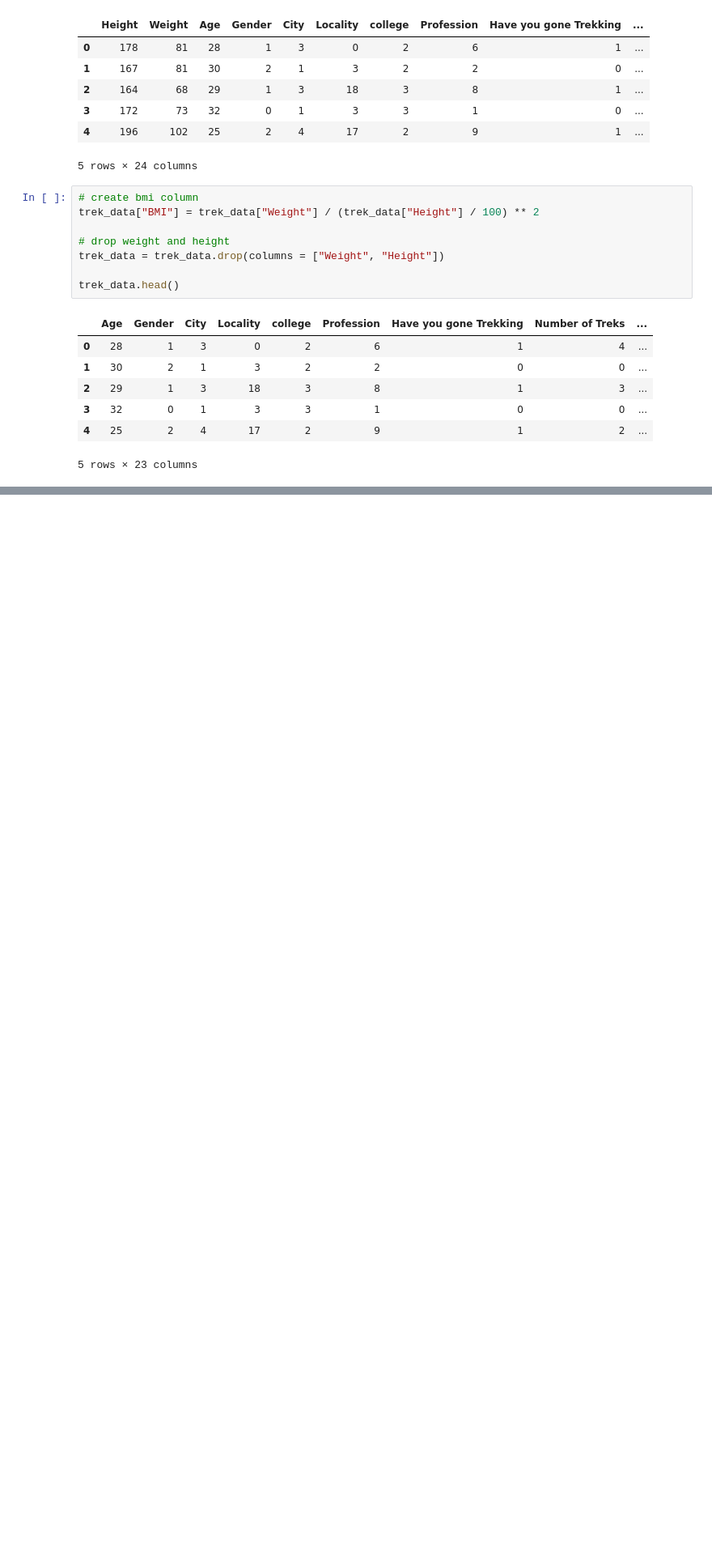
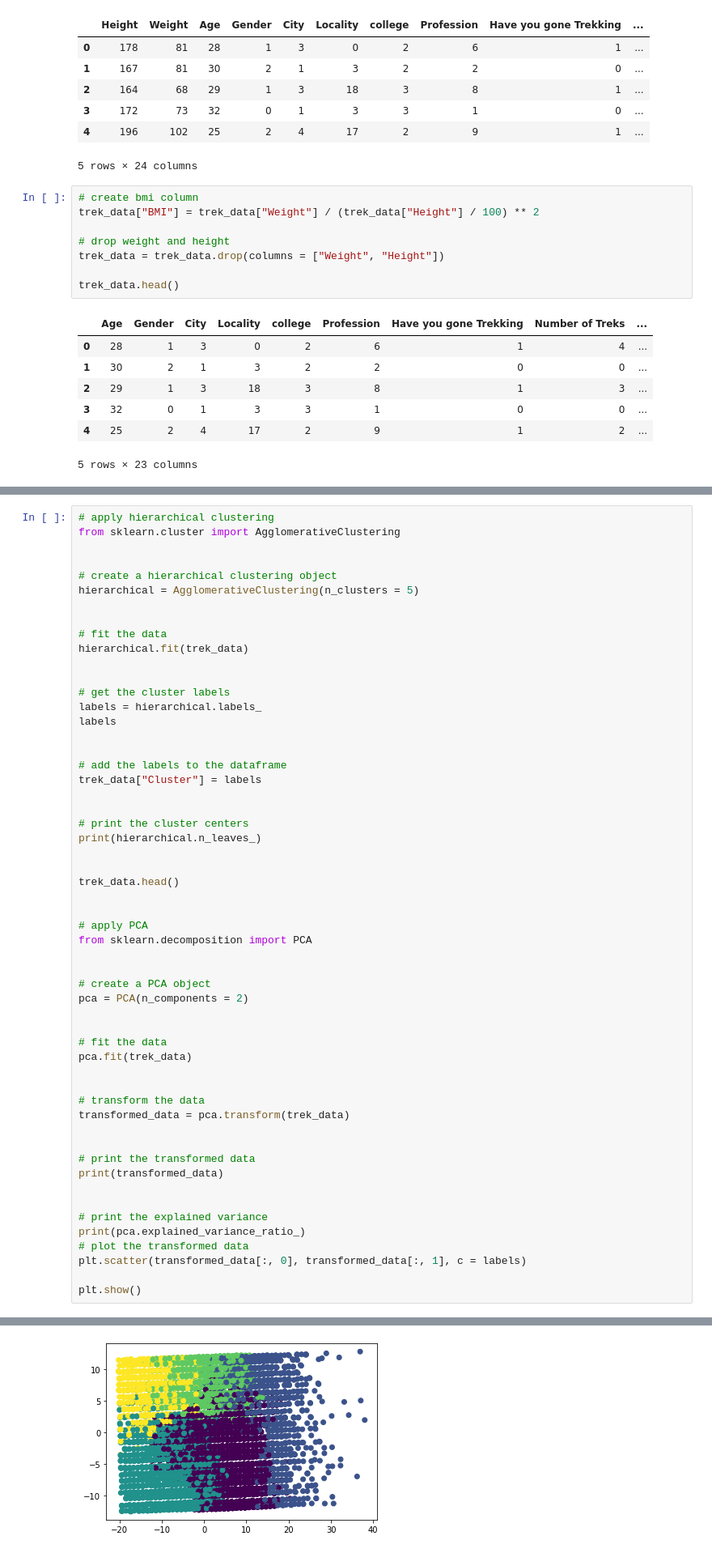
Before and after one commit to yashlad27/Group-Recommendation-For-Trek-Using-Social-Networks, a Jupyter notebook: Code/Data_Preprocessing_Notebook.ipynb, the cells around one changed output, grey strips where cells are left out. Shown: that part at 81% size. Cells and saved outputs as stored; diff of their text form; blank space fills up the shorter version.

```diff
--- a/Code/Data_Preprocessing_Notebook.ipynb
+++ b/Code/Data_Preprocessing_Notebook.ipynb
@@ -672,0 +760,56 @@ Name: 9164, dtype: object
+# %%
+# apply hierarchical clustering
+from sklearn.cluster import AgglomerativeClustering
+
+
+# create a hierarchical clustering object
+hierarchical = AgglomerativeClustering(n_clusters = 5)
+
+
+# fit the data
+hierarchical.fit(trek_data)
+
+
+# get the cluster labels
+labels = hierarchical.labels_
+labels
+
+
+# add the labels to the dataframe
+trek_data["Cluster"] = labels
+
+
+# print the cluster centers
+print(hierarchical.n_leaves_)
+
+
+trek_data.head()
+
+
+# apply PCA
+from sklearn.decomposition import PCA
+
+
+# create a PCA object
+pca = PCA(n_components = 2)
+
+
+# fit the data
+pca.fit(trek_data)
+
+
+# transform the data
+transformed_data = pca.transform(trek_data)
+
+
+# print the transformed data
+print(transformed_data)
+
+
+# print the explained variance
+print(pca.explained_variance_ratio_)
+# plot the transformed data
+plt.scatter(transformed_data[:, 0], transformed_data[:, 1], c = labels)
+
+plt.show()
+# %% [output]
@@ -672,0 +825 @@ Name: 9164, dtype: object
+[figure, added]
```
Also changed, not shown: parts of 12 cells of this notebook, 9 other files.
